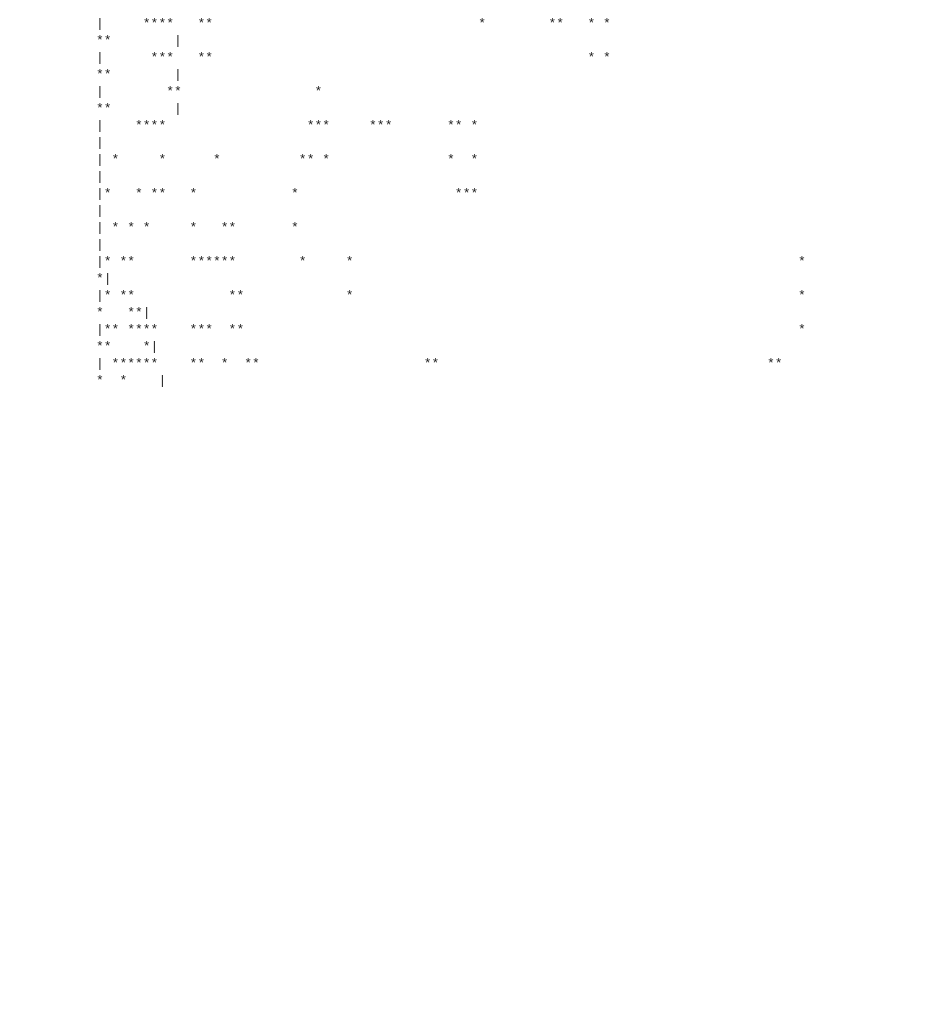
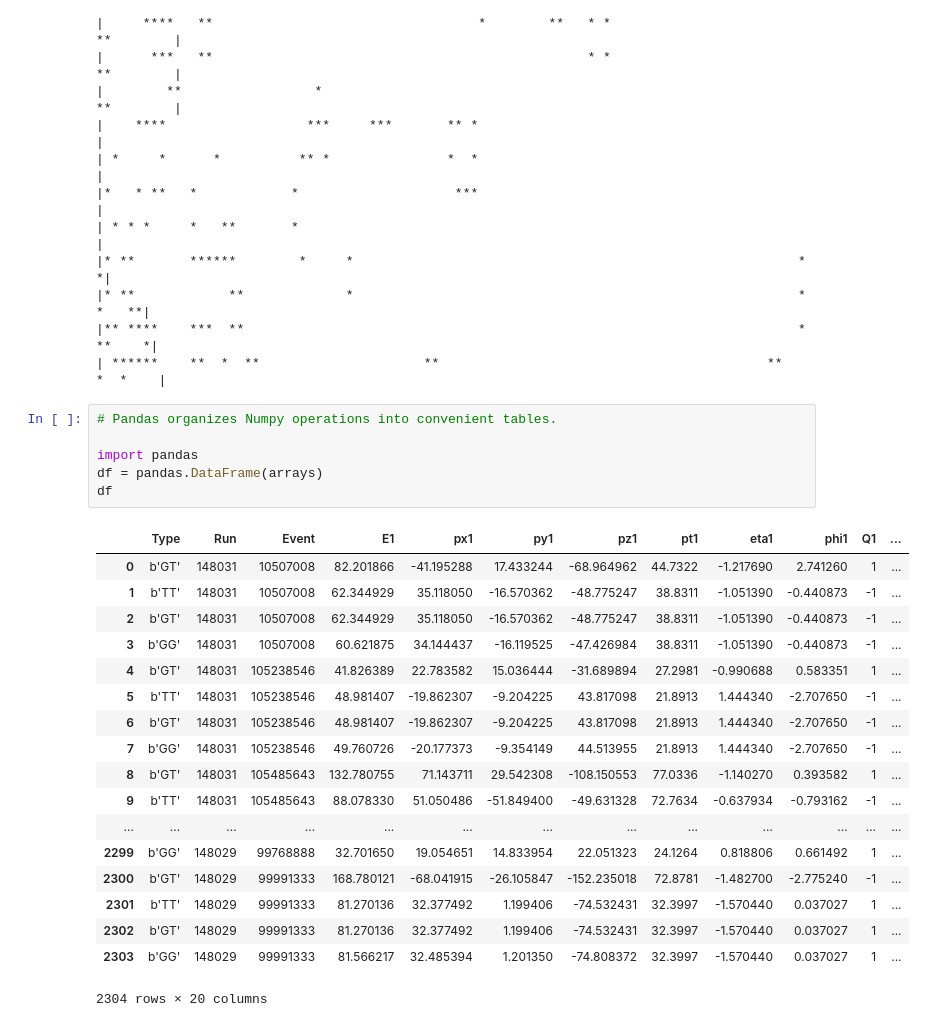
Before and after one commit to jpivarski-talks/2019-05-28-lpchats-numpy-uproot-awkward, a Jupyter notebook: 01-numpy-skills.ipynb, the cells around one changed output. Saved outputs shown, nothing was run; the diff lists cells and outputs as text; blank space fills up the shorter version.

```diff
--- a/01-numpy-skills.ipynb
+++ b/01-numpy-skills.ipynb
@@ -269,3 +269,28 @@ show(world)
 |* **            **             *                                                         *    *   **|
 |** ****    ***  **                                                                       *   **    *|
 | ******    **  *  **                     **                                          **     *  *    |
+# %%
+# Pandas organizes Numpy operations into convenient tables.
+
+import pandas
+df = pandas.DataFrame(arrays)
+df
+# %% [output]
+|  | Type | Run | Event | E1 | px1 | py1 | pz1 | pt1 | eta1 | phi1 | Q1 | ... |
+| 0 | b'GT' | 148031 | 10507008 | 82.201866 | -41.195288 | 17.433244 | -68.964962 | 44.7322 | -1.217690 | 2.741260 | 1 | ... |
+| 1 | b'TT' | 148031 | 10507008 | 62.344929 | 35.118050 | -16.570362 | -48.775247 | 38.8311 | -1.051390 | -0.440873 | -1 | ... |
+| 2 | b'GT' | 148031 | 10507008 | 62.344929 | 35.118050 | -16.570362 | -48.775247 | 38.8311 | -1.051390 | -0.440873 | -1 | ... |
+| 3 | b'GG' | 148031 | 10507008 | 60.621875 | 34.144437 | -16.119525 | -47.426984 | 38.8311 | -1.051390 | -0.440873 | -1 | ... |
+| 4 | b'GT' | 148031 | 105238546 | 41.826389 | 22.783582 | 15.036444 | -31.689894 | 27.2981 | -0.990688 | 0.583351 | 1 | ... |
+| 5 | b'TT' | 148031 | 105238546 | 48.981407 | -19.862307 | -9.204225 | 43.817098 | 21.8913 | 1.444340 | -2.707650 | -1 | ... |
+| 6 | b'GT' | 148031 | 105238546 | 48.981407 | -19.862307 | -9.204225 | 43.817098 | 21.8913 | 1.444340 | -2.707650 | -1 | ... |
+| 7 | b'GG' | 148031 | 105238546 | 49.760726 | -20.177373 | -9.354149 | 44.513955 | 21.8913 | 1.444340 | -2.707650 | -1 | ... |
+| 8 | b'GT' | 148031 | 105485643 | 132.780755 | 71.143711 | 29.542308 | -108.150553 | 77.0336 | -1.140270 | 0.393582 | 1 | ... |
+| 9 | b'TT' | 148031 | 105485643 | 88.078330 | 51.050486 | -51.849400 | -49.631328 | 72.7634 | -0.637934 | -0.793162 | -1 | ... |
+| ... | ... | ... | ... | ... | ... | ... | ... | ... | ... | ... | ... | ... |
+| 2299 | b'GG' | 148029 | 99768888 | 32.701650 | 19.054651 | 14.833954 | 22.051323 | 24.1264 | 0.818806 | 0.661492 | 1 | ... |
+| 2300 | b'GT' | 148029 | 99991333 | 168.780121 | -68.041915 | -26.105847 | -152.235018 | 72.8781 | -1.482700 | -2.775240 | -1 | ... |
+| 2301 | b'TT' | 148029 | 99991333 | 81.270136 | 32.377492 | 1.199406 | -74.532431 | 32.3997 | -1.570440 | 0.037027 | 1 | ... |
+| 2302 | b'GT' | 148029 | 99991333 | 81.270136 | 32.377492 | 1.199406 | -74.532431 | 32.3997 | -1.570440 | 0.037027 | 1 | ... |
+| 2303 | b'GG' | 148029 | 99991333 | 81.566217 | 32.485394 | 1.201350 | -74.808372 | 32.3997 | -1.570440 | 0.037027 | 1 | ... |
+2304 rows × 20 columns
```
Also changed, not shown: parts of 2 cells of this notebook.
